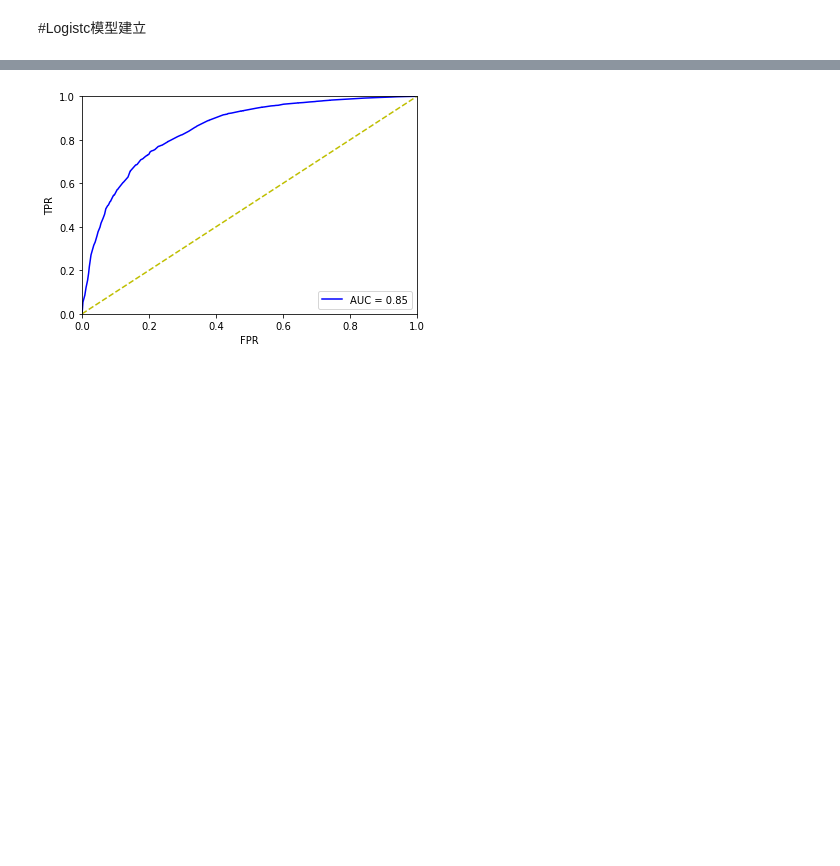
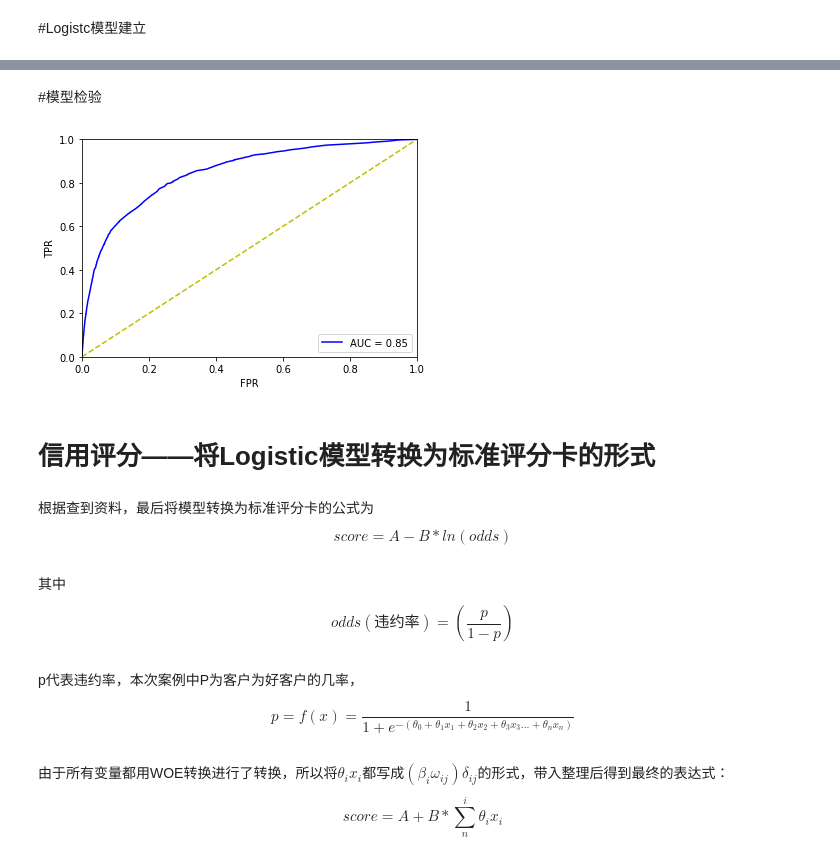
Before and after one commit to nikkiisfine/give_me_a_credit_card, a Jupyter notebook: Credit_Score/give_me_a_credit_card.ipynb, the cells around one changed output, grey strips where cells are left out. Saved outputs shown, nothing was run; the diff lists cells and outputs as text; code cells hidden in the pictures; blank space fills up the shorter version.

```diff
--- a/Credit_Score/give_me_a_credit_card.ipynb
+++ b/Credit_Score/give_me_a_credit_card.ipynb
@@ -278,8 +287,8 @@ def monoto_bin(Y, X, n = 20):
 # d3['total'] = d2.count().Y
 # %%
 #能用自动优化分箱的变量：age,Percentage,DebtRatio
-dfx1,ivx1,cutx1,woex1 = monoto_bin(train['good'],train['Percentage'],n = 10)
-dfx2,ivx2,cutx2,woex2 = monoto_bin(train['good'],train['age'],n = 10)
-dfx4,ivx4,cutx4,woex4 = monoto_bin(train['good'],train['DebtRatio'],n = 10)
+dfx1,ivx1,cutx1,woex1 = monoto_bin(train['Bad'],train['Percentage'],n = 10)
+dfx2,ivx2,cutx2,woex2 = monoto_bin(train['Bad'],train['age'],n = 10)
+dfx4,ivx4,cutx4,woex4 = monoto_bin(train['Bad'],train['DebtRatio'],n = 10)
 # %% [output]
 ================================================================================
@@ -302,9 +311,10 @@ woe [0.137, 0.067, -0.179]
 # %%
+#手动分箱
 import scipy.stats as stats
 def self_bin(Y, X, cut):
     print ("=" * 80)
-    total_good = Y.sum()
-    total_bad =Y.count()-total_good
+    total_bad = Y.sum()
+    total_good =Y.count()-total_bad
     print("total_bad:",total_bad)
     print("total_good:",total_good)
     d1 = pd.DataFrame({"X": X, "Y": Y, "Bucket": pd.cut(X, cut)})
@@ -314,10 +324,10 @@ def self_bin(Y, X, cut):
     d3['max_' + X.name] = d2.max().X
     d3[Y.name] = d2.sum().Y
     d3['total'] = d2.count().Y
-    d3['goodattr']=d3[Y.name]/total_good
-    d3['badattr']=(d3['total']-d3[Y.name])/total_bad
-    d3['woe'] = np.log(d3['goodattr']/d3['badattr'])     #iv，信息值，自变量对于目标变量的影响程度
-    iv = ((d3['goodattr']-d3['badattr'])*d3['woe']).sum()
+    d3['badattr']=d3[Y.name]/total_bad
+    d3['goodattr']=(d3['total']-d3[Y.name])/total_good
+    d3['woe'] = np.log(d3['badattr']/d3['goodattr'])     #iv，信息值，自变量对于目标变量的影响程度
+    iv = ((d3['badattr']-d3['goodattr'])*d3['woe']).sum()
     d4 = (d3.sort_values(by = 'min_' + X.name)).reset_index(drop = True)
     print (d4)
     woe = list(d4['woe'].round(3))
@@ -334,13 +344,13 @@ cutx7 = [ninf, 0, 1, 3, 5, pinf]
 cutx8 = [ninf, 0,1,2, 3, pinf]
 cutx9 = [ninf, 0, 1, 3, pinf]
 cutx10 = [ninf, 0, 1, 2, 3, 5, pinf]
-dfx3, ivx3,woex3 = self_bin(train['good'],train['30-59'],cutx3)
-dfx5, ivx5,woex5 = self_bin(train['good'],train['MonthlyIncome'],cutx5)
-dfx6, ivx6,woex6 = self_bin(train['good'],train['Number_Open'],cutx6)
-dfx7, ivx7,woex7 = self_bin(train['good'],train['90-'],cutx7)
-dfx8, ivx8,woex8 = self_bin(train['good'],train['Number_Estate'],cutx8)
-dfx9, ivx9,woex9 = self_bin(train['good'],train['60-89'],cutx9)
-dfx10, ivx10,woex10 = self_bin(train['good'],train['Dependents'],cutx10)
+dfx3, ivx3,woex3 = self_bin(train['Bad'],train['30-59'],cutx3)
+dfx5, ivx5,woex5 = self_bin(train['Bad'],train['MonthlyIncome'],cutx5)
+dfx6, ivx6,woex6 = self_bin(train['Bad'],train['Number_Open'],cutx6)
+dfx7, ivx7,woex7 = self_bin(train['Bad'],train['90-'],cutx7)
+dfx8, ivx8,woex8 = self_bin(train['Bad'],train['Number_Estate'],cutx8)
+dfx9, ivx9,woex9 = self_bin(train['Bad'],train['60-89'],cutx9)
+dfx10, ivx10,woex10 = self_bin(train['Bad'],train['Dependents'],cutx10)
 # %% [output]
 ================================================================================
 total_bad: 7760
@@ -428,8 +440,8 @@ test =test.drop(['Number_Estate','Dependents','Number_Open','DebtRatio','Monthly
 # %%
 from sklearn.metrics import roc_curve, auc
 import statsmodels.api as sm
-train_X =train.drop('good',axis =1)
-train_Y =train['good']
+train_X =train.drop('Bad',axis =1)
+train_Y =train['Bad']
 train_X1=sm.add_constant(train_X)
 logit=sm.Logit(train_Y,train_X1)
 lg=logit.fit()
@@ -508,24 +519,36 @@ Name: coeff, dtype: float64
 # coe=pd.Series(coe)
 # print('coe dtype',coe.dtype)
 # coe
+# %% [markdown]
+#模型检验
 # %%
 from sklearn.metrics import roc_curve, auc
 #应变量
-X_test=test.drop(['good'],axis=1)
-y_test=test['good']
+X_test=test.drop(['Bad'],axis=1)
+y_test=test['Bad']
 #自变量，剔除对因变量影响不明显的变量，与模型变量对应
 test_X1 = sm.add_constant(X_test)
 pre = lg.predict(test_X1)#进行预测
 FPR,TPR,threshold =roc_curve(y_test,pre)
 ROC_AUC= auc(FPR,TPR)
 plt.plot(FPR, TPR, 'b', label='AUC = %0.2f' % ROC_AUC)
 plt.legend(loc='lower right')
 plt.plot([0, 1], [0, 1], 'y--')
 plt.xlim([0, 1])
 plt.ylim([0, 1])
 plt.ylabel('TPR')
 plt.xlabel('FPR')
 plt.show()
 # %% [output]
-[figure, old version]
+[figure, new version]
+# %% [markdown]
+# 信用评分——将Logistic模型转换为标准评分卡的形式
+# %% [markdown]
+根据查到资料，最后将模型转换为标准评分卡的公式为$$score=A - B * ln(odds)$$
+# %% [markdown]
+其中$$odds(违约率) = \left(\frac{p}{1-p}\right)$$
+# %% [markdown]
+p代表违约率，本次案例中P为客户为好客户的几率，$$p=f(x)=\frac{1}{1+e^{-(θ_0+θ_1x_1+θ_2x_2+θ_3x_3...+θ_nx_n)}}$$
+# %% [markdown]
+由于所有变量都用WOE转换进行了转换，所以将$\theta_ix_i$都写成$(β_iω_{ij})δ_{ij}$的形式，带入整理后得到最终的表达式：$$score = A + B * \sum_{n}^{i}{\theta_ix_i}$$
 # %%
```
Also changed, not shown: parts of 22 cells of this notebook.
